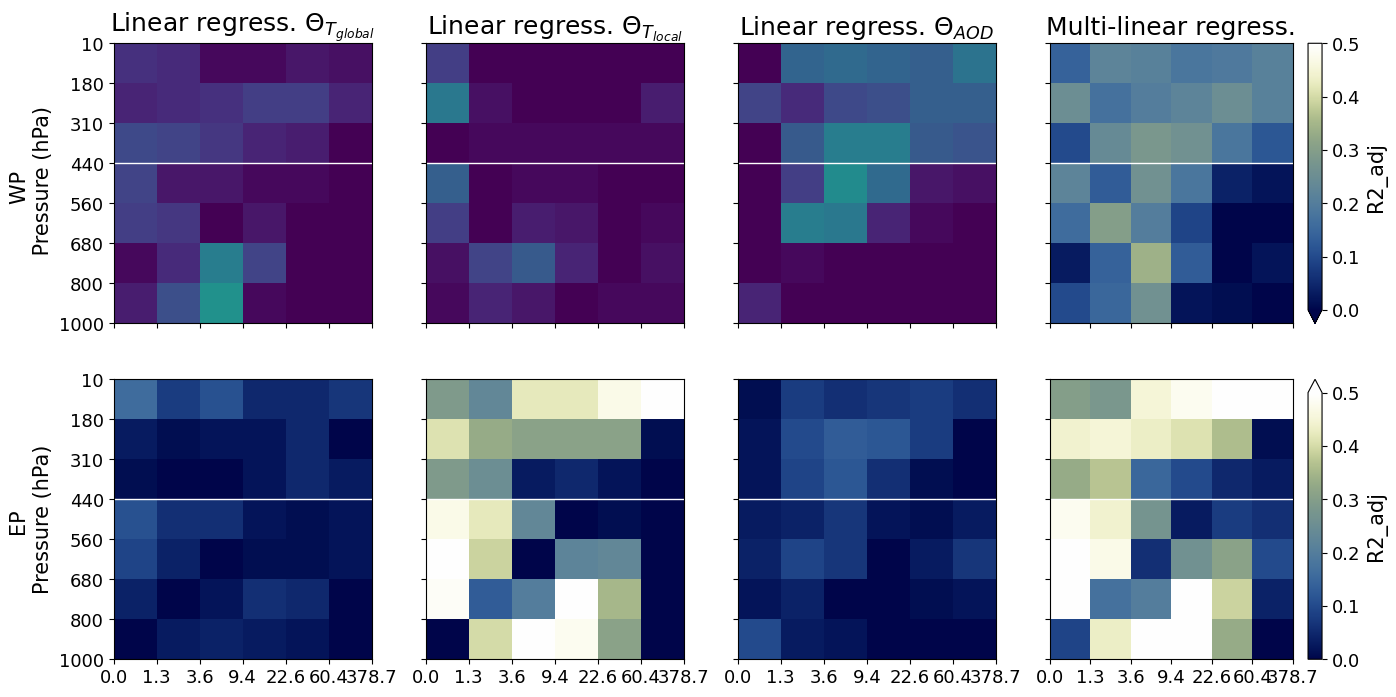
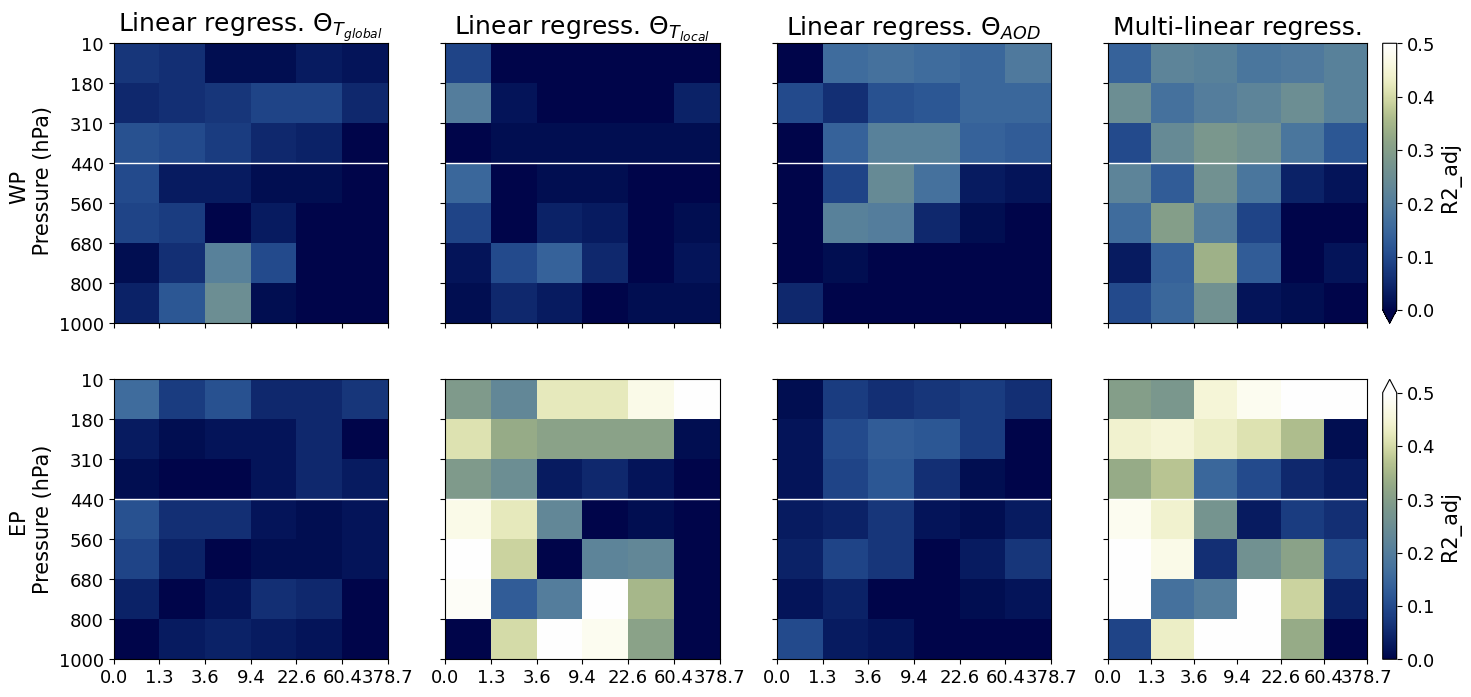
Code edit (unified diff) that turned the first committed figure into the second:
--- before
+++ after
@@ -1,3 +1,3 @@
-fig, axs = plt.subplots(2,4,figsize=(16,8), sharey=True,sharex=True, 
+fig, axs = plt.subplots(2,4,figsize=(17,8), sharey=True,sharex=True, 
                         gridspec_kw={"width_ratios": [0.85, 0.85, 0.85, 1]})
 titles = ["Linear regress. $\Theta_{T_{global}}$", "Linear regress. $\Theta_{T_{local}}$","Linear regress. $\Theta_{AOD}$", "Multi-linear regress.",]
@@ -5,5 +5,5 @@
 #wP
 for i in range(3):
-    methods.deriv(area_anom_wp, [wp_per[i]]).R2_adj.plot(ax=axs[0, i], vmin=0, vmax=0.5, add_colorbar=False)
+    methods.deriv(area_anom_wp, [wp_per[i]]).R2_adj.plot(ax=axs[0, i], vmin=0, vmax=0.5, cmap=cm.davos, add_colorbar=False)
     axs[0, i].axhline(y=3.5, xmin=0, xmax=6, c="w", lw=1.)
     axs[0, i].set_xticks(np.arange(-0.5,6.5,1), optical_dept)
@@ -35,3 +35,3 @@
 axs[1, 3].set(xlabel=None, ylabel=None, )
 
-#plt.savefig("R2_adj_cc.jpg")
+plt.savefig("R2_adj_cc.jpg")

Commit: last detail